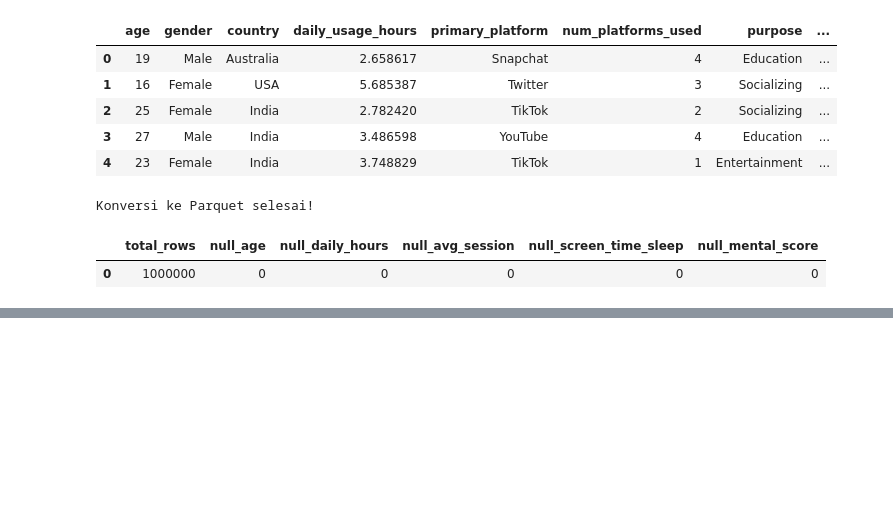
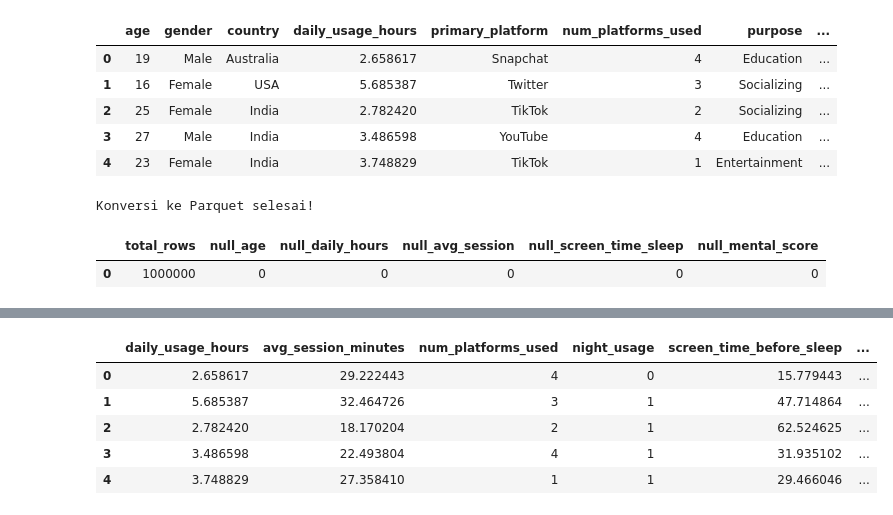
Before and after one commit to SamMorales11/gen-z-behavioral-clustering, a Jupyter notebook: notebooks/01_eda_clustering.ipynb, the cells around one changed output, grey strips where cells are left out. Cells and saved outputs as stored; diff of their text form; code cells hidden in the pictures; blank space fills up the shorter version.

```diff
--- a/notebooks/01_eda_clustering.ipynb
+++ b/notebooks/01_eda_clustering.ipynb
@@ -73,0 +98,26 @@ df_stats
+# %%
+feature_query = """
+SELECT
+    daily_usage_hours,
+    avg_session_minutes,
+    num_platforms_used,
+    night_usage,
+    screen_time_before_sleep,
+    ROUND((daily_usage_hours * 60) / NULLIF(avg_session_minutes, 0), 2) AS session_frequency,
+    ROUND((screen_time_before_sleep / NULLIF(daily_usage_hours * 60, 0)) * 100, 2) AS night_sleep_ratio,
+    mental_health_score,
+    addiction_level,
+    age,
+    country
+FROM '../data/raw/genz_social_media_usage_1M.parquet'
+"""
+
+df_features = conn.execute(feature_query).df()
+df_features.head()
+# %% [output]
+|  | daily_usage_hours | avg_session_minutes | num_platforms_used | night_usage | screen_time_before_sleep | ... |
+| 0 | 2.658617 | 29.222443 | 4 | 0 | 15.779443 | ... |
+| 1 | 5.685387 | 32.464726 | 3 | 1 | 47.714864 | ... |
+| 2 | 2.782420 | 18.170204 | 2 | 1 | 62.524625 | ... |
+| 3 | 3.486598 | 22.493804 | 4 | 1 | 31.935102 | ... |
+| 4 | 3.748829 | 27.358410 | 1 | 1 | 29.466046 | ... |
```
Also changed, not shown: parts of 2 cells of this notebook.
